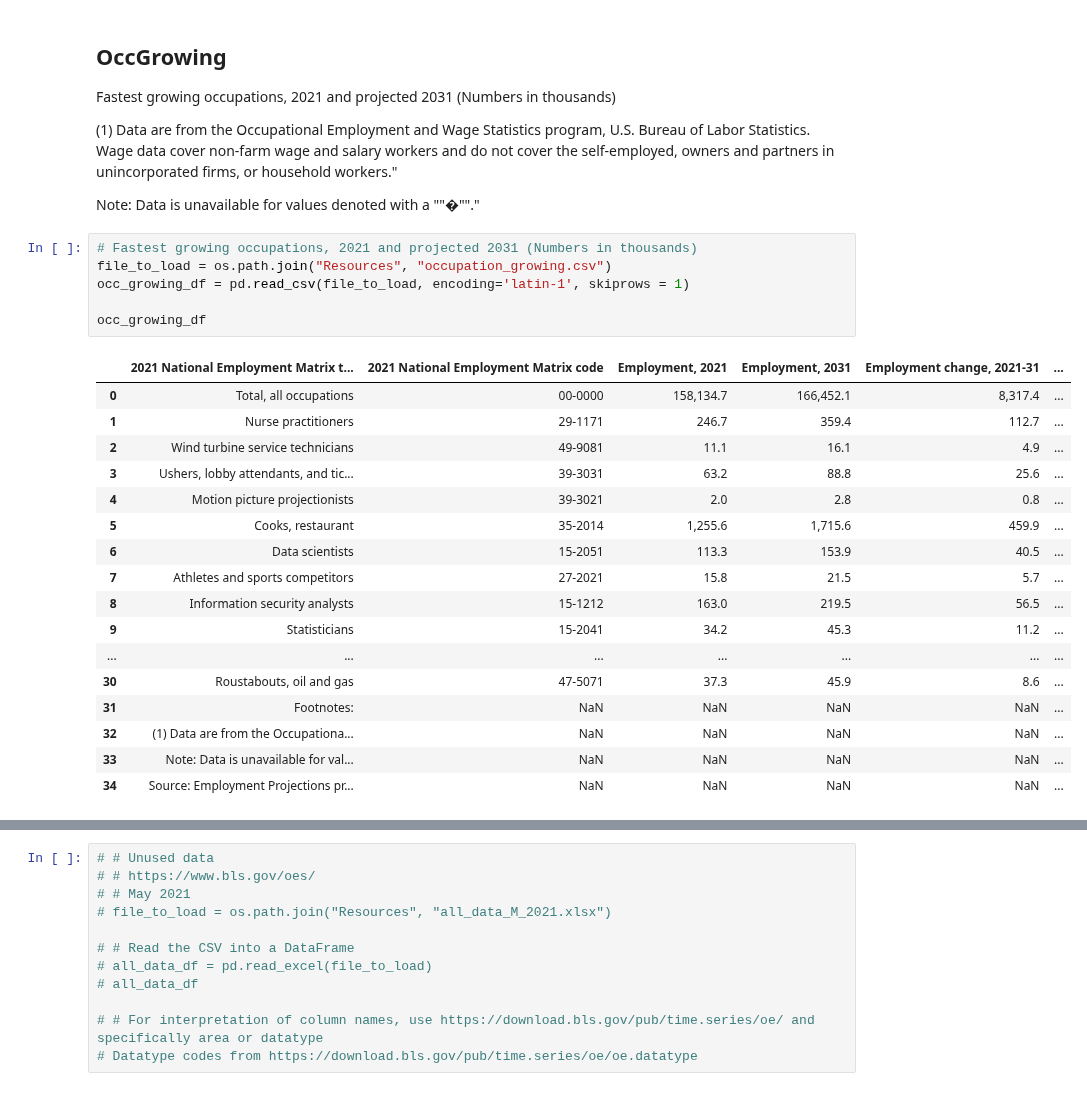
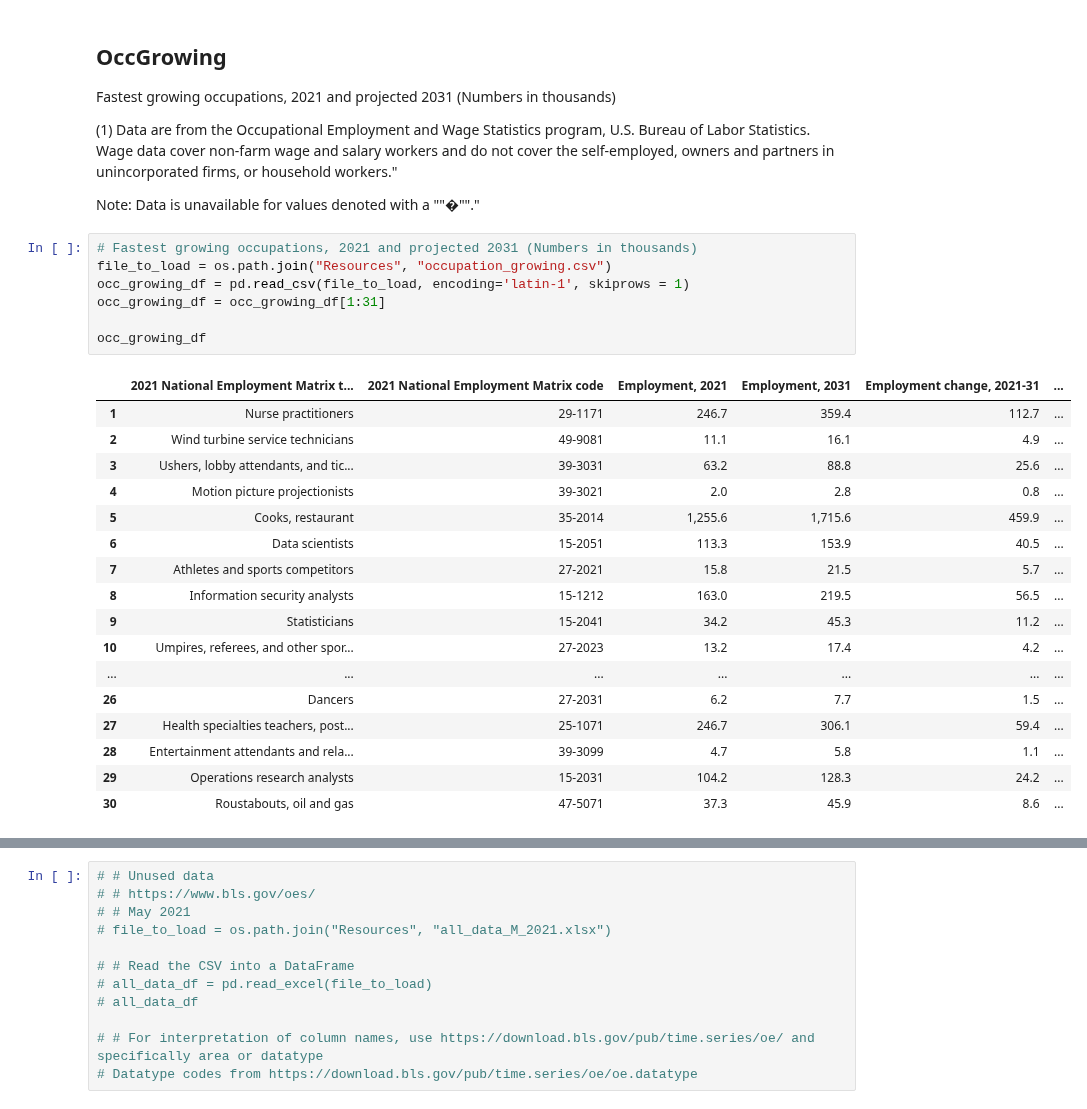
Before and after one commit to sberberian/Beer-Characteristics-Profiling, a Jupyter notebook: exploratory_analysis.ipynb, the cells around one changed output, grey strips where cells are left out. Cells and saved outputs as stored; diff of their text form.

```diff
--- a/exploratory_analysis.ipynb
+++ b/exploratory_analysis.ipynb
@@ -223,12 +271,12 @@ Note: Data is unavailable for values denoted with a ""�""."
 # %%
 # Fastest growing occupations, 2021 and projected 2031 (Numbers in thousands)
 file_to_load = os.path.join("Resources", "occupation_growing.csv")
 occ_growing_df = pd.read_csv(file_to_load, encoding='latin-1', skiprows = 1)
+occ_growing_df = occ_growing_df[1:31]
 
 occ_growing_df
 # %% [output]
 |  | 2021 National Employment Matrix t... | 2021 National Employment Matrix code | Employment, 2021 | Employment, 2031 | Employment change, 2021-31 | ... |
-| 0 | Total, all occupations | 00-0000 | 158,134.7 | 166,452.1 | 8,317.4 | ... |
 | 1 | Nurse practitioners | 29-1171 | 246.7 | 359.4 | 112.7 | ... |
 | 2 | Wind turbine service technicians | 49-9081 | 11.1 | 16.1 | 4.9 | ... |
 | 3 | Ushers, lobby attendants, and tic... | 39-3031 | 63.2 | 88.8 | 25.6 | ... |
@@ -238,9 +286,10 @@ occ_growing_df
 | 7 | Athletes and sports competitors | 27-2021 | 15.8 | 21.5 | 5.7 | ... |
 | 8 | Information security analysts | 15-1212 | 163.0 | 219.5 | 56.5 | ... |
 | 9 | Statisticians | 15-2041 | 34.2 | 45.3 | 11.2 | ... |
+| 10 | Umpires, referees, and other spor... | 27-2023 | 13.2 | 17.4 | 4.2 | ... |
 | ... | ... | ... | ... | ... | ... | ... |
+| 26 | Dancers | 27-2031 | 6.2 | 7.7 | 1.5 | ... |
+| 27 | Health specialties teachers, post... | 25-1071 | 246.7 | 306.1 | 59.4 | ... |
+| 28 | Entertainment attendants and rela... | 39-3099 | 4.7 | 5.8 | 1.1 | ... |
+| 29 | Operations research analysts | 15-2031 | 104.2 | 128.3 | 24.2 | ... |
 | 30 | Roustabouts, oil and gas | 47-5071 | 37.3 | 45.9 | 8.6 | ... |
-| 31 | Footnotes: | NaN | NaN | NaN | NaN | ... |
-| 32 | (1) Data are from the Occupationa... | NaN | NaN | NaN | NaN | ... |
-| 33 | Note: Data is unavailable for val... | NaN | NaN | NaN | NaN | ... |
-| 34 | Source: Employment Projections pr... | NaN | NaN | NaN | NaN | ... |
```
Also changed, not shown: parts of 21 cells of this notebook, 2 other files.
